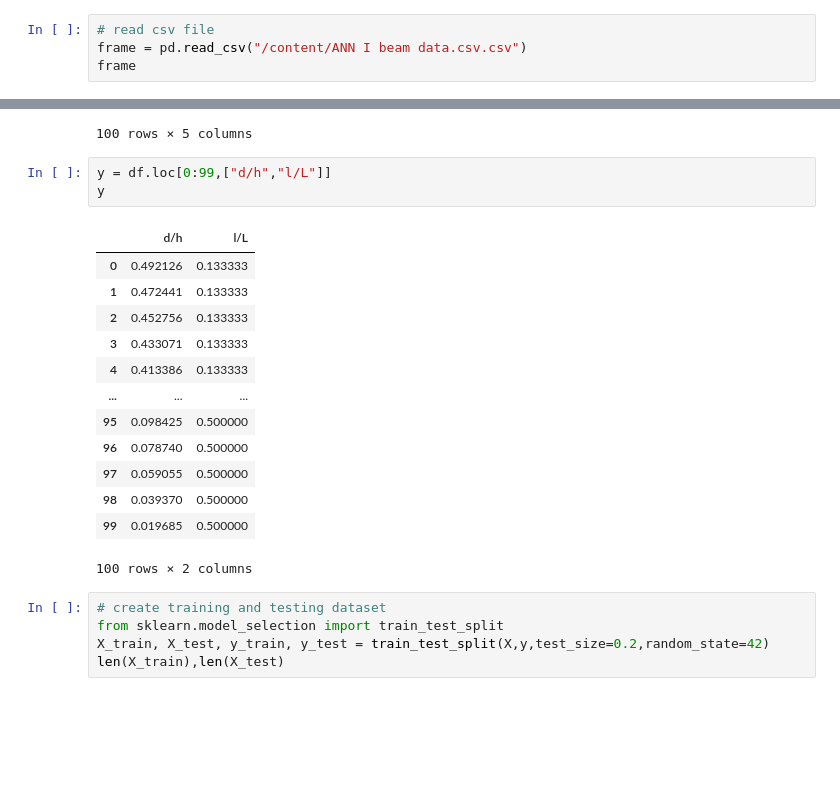
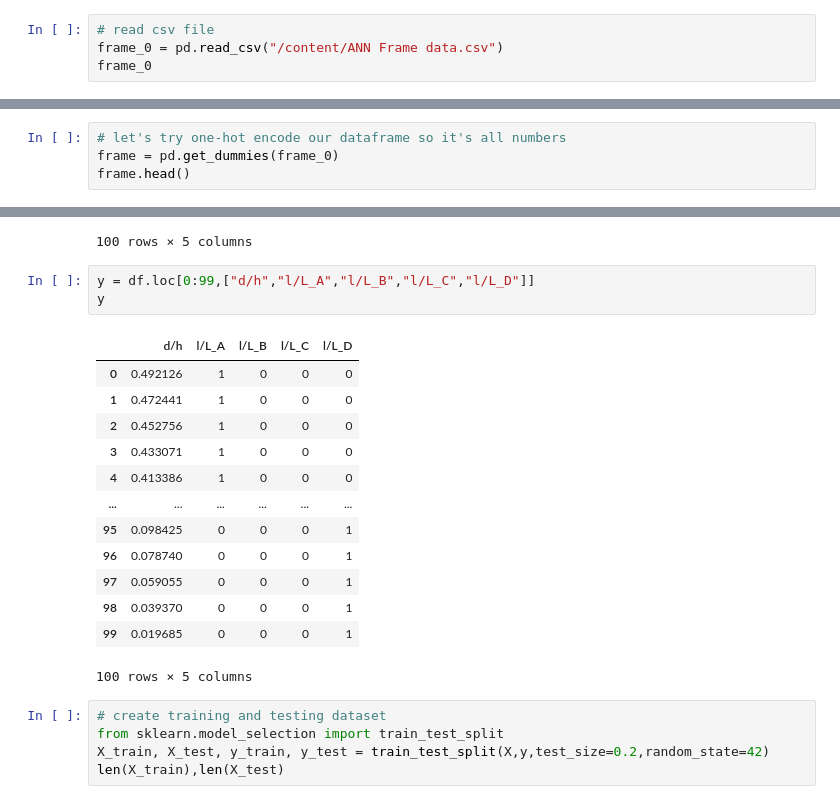
Before and after one commit to LiTaokui/TensorFlow-EXAMPLE, a Jupyter notebook: Tensorflow_example.ipynb, the cells around one changed output, grey strips where cells are left out. Cells and saved outputs as stored; diff of their text form; blank space fills up the shorter version.

```diff
--- a/Tensorflow_example.ipynb
+++ b/Tensorflow_example.ipynb
@@ -7,7 +7,7 @@ import pandas as pd
 import matplotlib.pyplot as plt
 # %%
 # read csv file
-frame = pd.read_csv("/content/ANN I beam data.csv.csv")
-frame
+frame_0 = pd.read_csv("/content/ANN Frame data.csv")
+frame_0
 # %% [output]
 |  | N.F.1 | N.F.2 | N.F.3 | N.F.4 | N.F.5 | d/h | l/L |
@@ -40,0 +26,4 @@ Name: N.F.1, Length: 100, dtype: float64
+# %%
+# let's try one-hot encode our dataframe so it's all numbers
+frame = pd.get_dummies(frame_0)
+frame.head()
@@ -59,22 +55,22 @@ X
 | 99 | 20.293 | 36.399 | 48.411 | 56.086 | 81.681 |
 100 rows × 5 columns
 # %%
-y = df.loc[0:99,["d/h","l/L"]]
+y = df.loc[0:99,["d/h","l/L_A","l/L_B","l/L_C","l/L_D"]]
 y
 # %% [output]
-|  | d/h | l/L |
-| 0 | 0.492126 | 0.133333 |
-| 1 | 0.472441 | 0.133333 |
-| 2 | 0.452756 | 0.133333 |
-| 3 | 0.433071 | 0.133333 |
-| 4 | 0.413386 | 0.133333 |
-| ... | ... | ... |
-| 95 | 0.098425 | 0.500000 |
-| 96 | 0.078740 | 0.500000 |
-| 97 | 0.059055 | 0.500000 |
-| 98 | 0.039370 | 0.500000 |
-| 99 | 0.019685 | 0.500000 |
+|  | d/h | l/L_A | l/L_B | l/L_C | l/L_D |
+| 0 | 0.492126 | 1 | 0 | 0 | 0 |
+| 1 | 0.472441 | 1 | 0 | 0 | 0 |
+| 2 | 0.452756 | 1 | 0 | 0 | 0 |
+| 3 | 0.433071 | 1 | 0 | 0 | 0 |
+| 4 | 0.413386 | 1 | 0 | 0 | 0 |
+| ... | ... | ... | ... | ... | ... |
+| 95 | 0.098425 | 0 | 0 | 0 | 1 |
+| 96 | 0.078740 | 0 | 0 | 0 | 1 |
+| 97 | 0.059055 | 0 | 0 | 0 | 1 |
+| 98 | 0.039370 | 0 | 0 | 0 | 1 |
+| 99 | 0.019685 | 0 | 0 | 0 | 1 |
-100 rows × 2 columns
+100 rows × 5 columns
 # %%
 # create training and testing dataset
 from sklearn.model_selection import train_test_split
```
Also changed, not shown: parts of 11 cells of this notebook.
